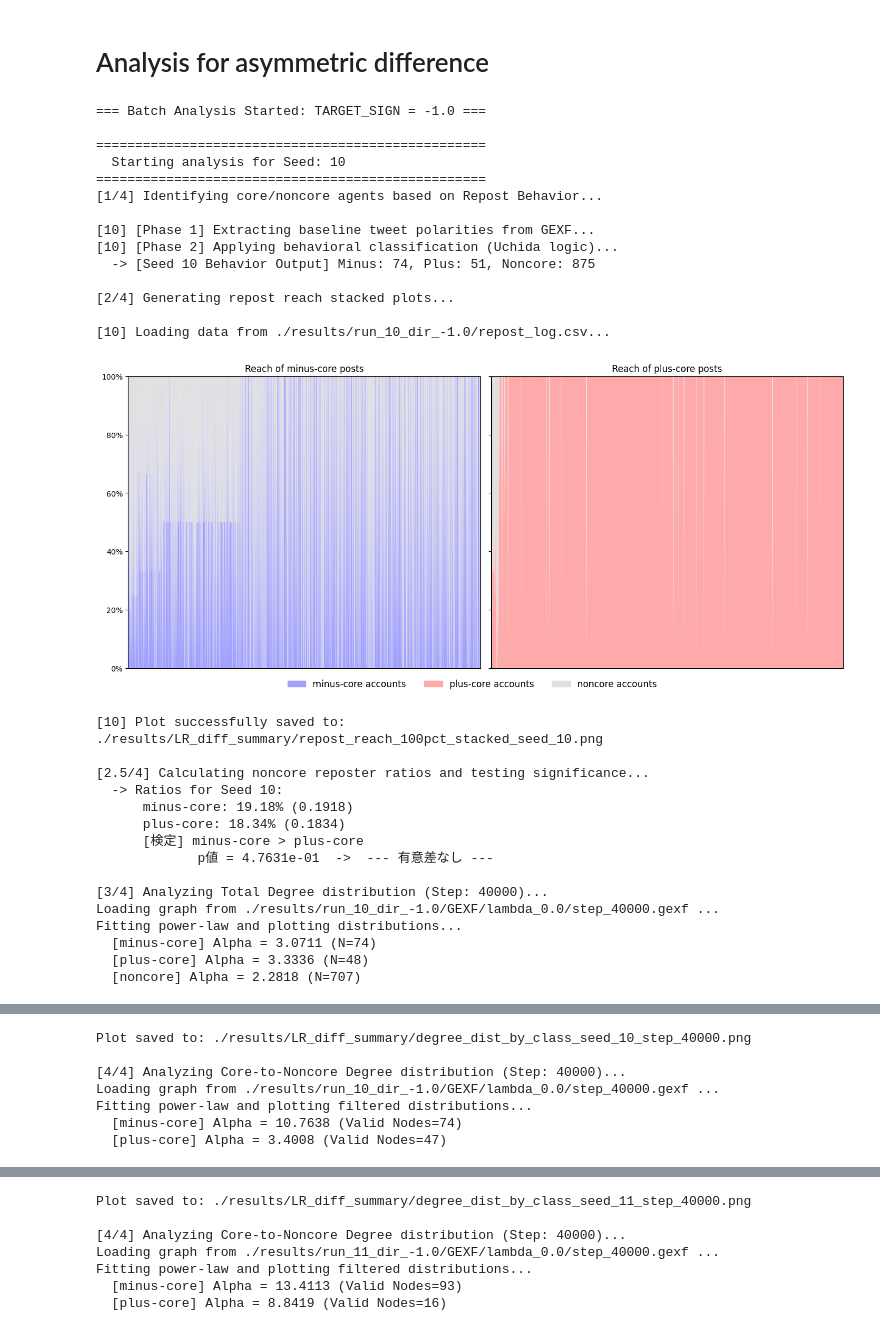
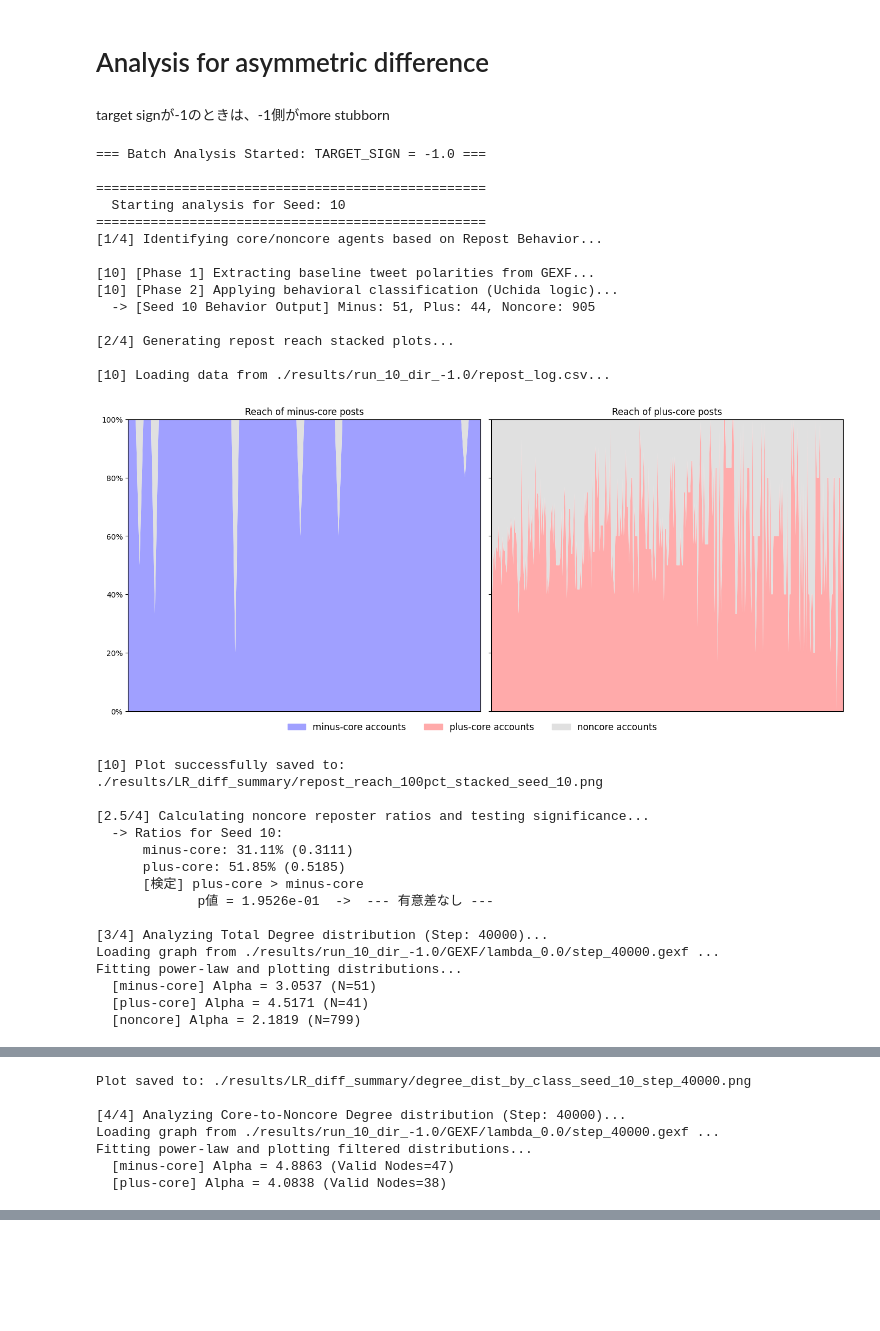
Before and after one commit to tooooomoya/moderates-foster-polarization, a Jupyter notebook: LR-diff-analysis.ipynb, the cells around one changed output, grey strips where cells are left out. Drawn from its saved outputs; the diff is of its cells as text; code cells hidden in the pictures; blank space fills up the shorter version.

Commit message:
seems good with the result

```diff
--- a/LR-diff-analysis.ipynb
+++ b/LR-diff-analysis.ipynb
@@ -385,7 +391,7 @@ import matplotlib.pyplot as plt
 import numpy as np
 import os
 
-def plot_repost_reach_stacked(repost_csv_path, agent_classification, seed, start_step=0, output_dir="./results/LR_diff_summary"):
+def plot_repost_reach_stacked(repost_csv_path, agent_classification, seed, start_step=0, min_tweet_reposts=0, output_dir="./results/LR_diff_summary"):
     print(f"\n[{seed}] Loading data from {repost_csv_path}...")
 
     try:
@@ -395,6 +401,11 @@ def plot_repost_reach_stacked(repost_csv_path, agent_classification, seed, start
         return
 
     df = df[df['step'] >= start_step]
+
+    if min_tweet_reposts > 0:
+        post_counts = df['original_post_id'].value_counts()
+        valid_posts = post_counts[post_counts >= min_tweet_reposts].index
+        df = df[df['original_post_id'].isin(valid_posts)]
 
     if df.empty:
         print(f"[{seed}] [ERROR] CSV is empty.")
@@ -521,7 +532,7 @@ def plot_repost_reach_stacked(repost_csv_path, agent_classification, seed, start
 import pandas as pd
 from scipy import stats
 
-def calculate_noncore_repost_ratio(repost_csv_path, agent_classification, seed, start_step=0):
+def calculate_noncore_repost_ratio(repost_csv_path, agent_classification, seed, start_step=0, min_tweet_reposts=0):
     """
     各コアエージェント(minus/plus)について、自身への全リポストのうち
     noncoreエージェントからのリポストが占める割合を計算し、
@@ -534,6 +545,11 @@ def calculate_noncore_repost_ratio(repost_csv_path, agent_classification, seed,
         return None, None
 
     df = df[df['step'] >= start_step]
+
+    if min_tweet_reposts > 0:
+        post_counts = df['original_post_id'].value_counts()
+        valid_posts = post_counts[post_counts >= min_tweet_reposts].index
+        df = df[df['original_post_id'].isin(valid_posts)]
 
     if df.empty:
         return None, None
@@ -885,6 +901,8 @@ def plot_core_noncore_degree_distribution(gexf_path, agent_classification, seed,
 # target_gexf = "results/run_0_dir_0.0/GEXF/lambda_0.0/step_40000.gexf"
 # alphas = plot_core_noncore_degree_distribution(target_gexf, agent_dict)
 # print("Fitted Alpha values:", alphas)
+# %% [markdown]
+target signが-1のときは、-1側がmore stubborn
 # %%
 # ==========================================
 # メイン実行ブロック
@@ -892,13 +910,14 @@ def plot_core_noncore_degree_distribution(gexf_path, agent_classification, seed,
 if __name__ == "__main__":
     # --- 実行設定 ---
     TARGET_SIGN = -1.0
-    SEED_TABLE = [10, 11, 12]
+    SEED_TABLE = [10]
     TARGET_STEP = 40000  # ネットワーク指標を評価するステップ
 
     RESULTS_DIR = "./results"
     OUTPUT_DIR = "./results/LR_diff_summary"
     os.makedirs(OUTPUT_DIR, exist_ok=True)
-    ANALYSIS_START_STEP = 30000
+    ANALYSIS_START_STEP = 5000
+    MIN_TWEET_REPOSTS = 5
 
     # 後で全体平均を出すためのデータ格納用辞書
     all_alphas_total = {}
@@ -924,11 +943,12 @@ if __name__ == "__main__":
         agent_dict = identify_core(
             seed=seed,
             target_sign=TARGET_SIGN,
-            start_step=5000,
-            min_reposts=10,
+            start_step=ANALYSIS_START_STEP,
+            min_reposts=5,
             ratio_multiplier=2.0,
-            m_th=-0.6,
-            p_th=0.6
+            m_th=-0.5,
+            p_th=0.5,
+            min_tweet_reposts=MIN_TWEET_REPOSTS
         )
 
         if not agent_dict:
@@ -939,14 +959,14 @@ if __name__ == "__main__":
         print("\n[2/4] Generating repost reach stacked plots...")
         repost_csv_path = os.path.join(run_dir, "repost_log.csv")
         if os.path.exists(repost_csv_path):
-            plot_repost_reach_stacked(repost_csv_path, agent_dict, seed, start_step=ANALYSIS_START_STEP, output_dir=OUTPUT_DIR)
+            plot_repost_reach_stacked(repost_csv_path, agent_dict, seed, start_step=ANALYSIS_START_STEP, min_tweet_reposts=MIN_TWEET_REPOSTS, output_dir=OUTPUT_DIR)
         else:
             print(f"  -> Repost log not found at {repost_csv_path}")
 
         # 2.5 追加: noncore reposterの割合平均を計算と片側検定
         print("\n[2.5/4] Calculating noncore reposter ratios and testing significance...")
         if os.path.exists(repost_csv_path):
-            ratios, test_info = calculate_noncore_repost_ratio(repost_csv_path, agent_dict, seed, start_step=ANALYSIS_START_STEP)
+            ratios, test_info = calculate_noncore_repost_ratio(repost_csv_path, agent_dict, seed, start_step=ANALYSIS_START_STEP, min_tweet_reposts=MIN_TWEET_REPOSTS)
             if ratios:
                 all_noncore_ratios[seed] = ratios
                 print(f"  -> Ratios for Seed {seed}:")
@@ -971,47 +991,47 @@ if __name__ == "__main__":
         if not os.path.exists(target_gexf):
             print(f"\n[3/4 & 4/4] GEXF file for step {TARGET_STEP} not found. Skipping network analysis.")
             continue
 
         # 3. クラス別の Total Degree 分布
         print(f"\n[3/4] Analyzing Total Degree distribution (Step: {TARGET_STEP})...")
         alphas_total = analyze_and_plot_degree_distribution(target_gexf, agent_dict, seed, output_dir=OUTPUT_DIR)
         all_alphas_total[seed] = alphas_total
 
         # 4. Core-Noncore エッジに限定した Degree 分布
         print(f"\n[4/4] Analyzing Core-to-Noncore Degree distribution (Step: {TARGET_STEP})...")
         alphas_filtered = plot_core_noncore_degree_distribution(target_gexf, agent_dict, seed, output_dir=OUTPUT_DIR)
         all_alphas_filtered[seed] = alphas_filtered
 
     print(f"\n{'='*50}")
     print("=== All Batch Analysis Completed ===")
 # %% [output]
 === Batch Analysis Started: TARGET_SIGN = -1.0 ===
 
 ==================================================
   Starting analysis for Seed: 10
 ==================================================
 [1/4] Identifying core/noncore agents based on Repost Behavior...
 
 [10] [Phase 1] Extracting baseline tweet polarities from GEXF...
 [10] [Phase 2] Applying behavioral classification (Uchida logic)...
-  -> [Seed 10 Behavior Output] Minus: 74, Plus: 51, Noncore: 875
+  -> [Seed 10 Behavior Output] Minus: 51, Plus: 44, Noncore: 905
 
 [2/4] Generating repost reach stacked plots...
 
 [10] Loading data from ./results/run_10_dir_-1.0/repost_log.csv...
-[figure, old version]
+[figure, new version]
 [10] Plot successfully saved to: ./results/LR_diff_summary/repost_reach_100pct_stacked_seed_10.png
 
 [2.5/4] Calculating noncore reposter ratios and testing significance...
   -> Ratios for Seed 10:
-      minus-core: 19.18% (0.1918)
-      plus-core: 18.34% (0.1834)
-      [検定] minus-core > plus-core
-             p値 = 4.7631e-01  ->  --- 有意差なし ---
+      minus-core: 31.11% (0.3111)
+      plus-core: 51.85% (0.5185)
+      [検定] plus-core > minus-core
+             p値 = 1.9526e-01  ->  --- 有意差なし ---
 
 [3/4] Analyzing Total Degree distribution (Step: 40000)...
 Loading graph from ./results/run_10_dir_-1.0/GEXF/lambda_0.0/step_40000.gexf ...
 Fitting power-law and plotting distributions...
-  [minus-core] Alpha = 3.0711 (N=74)
-  [plus-core] Alpha = 3.3336 (N=48)
-  [noncore] Alpha = 2.2818 (N=707)
+  [minus-core] Alpha = 3.0537 (N=51)
+  [plus-core] Alpha = 4.5171 (N=41)
+  [noncore] Alpha = 2.1819 (N=799)
@@ -1021,5 +1041,5 @@ Plot saved to: ./results/LR_diff_summary/degree_dist_by_class_seed_10_step_40000
 [4/4] Analyzing Core-to-Noncore Degree distribution (Step: 40000)...
 Loading graph from ./results/run_10_dir_-1.0/GEXF/lambda_0.0/step_40000.gexf ...
 Fitting power-law and plotting filtered distributions...
-  [minus-core] Alpha = 10.7638 (Valid Nodes=74)
-  [plus-core] Alpha = 3.4008 (Valid Nodes=47)
+  [minus-core] Alpha = 4.8863 (Valid Nodes=47)
+  [plus-core] Alpha = 4.0838 (Valid Nodes=38)
@@ -1058,7 +1050,0 @@ Fitting power-law and plotting distributions...
-Plot saved to: ./results/LR_diff_summary/degree_dist_by_class_seed_11_step_40000.png
-
-[4/4] Analyzing Core-to-Noncore Degree distribution (Step: 40000)...
-Loading graph from ./results/run_11_dir_-1.0/GEXF/lambda_0.0/step_40000.gexf ...
-Fitting power-law and plotting filtered distributions...
-  [minus-core] Alpha = 13.4113 (Valid Nodes=93)
-  [plus-core] Alpha = 8.8419 (Valid Nodes=16)
```
Also changed, not shown: parts of 2 cells of this notebook, 1 other file.
